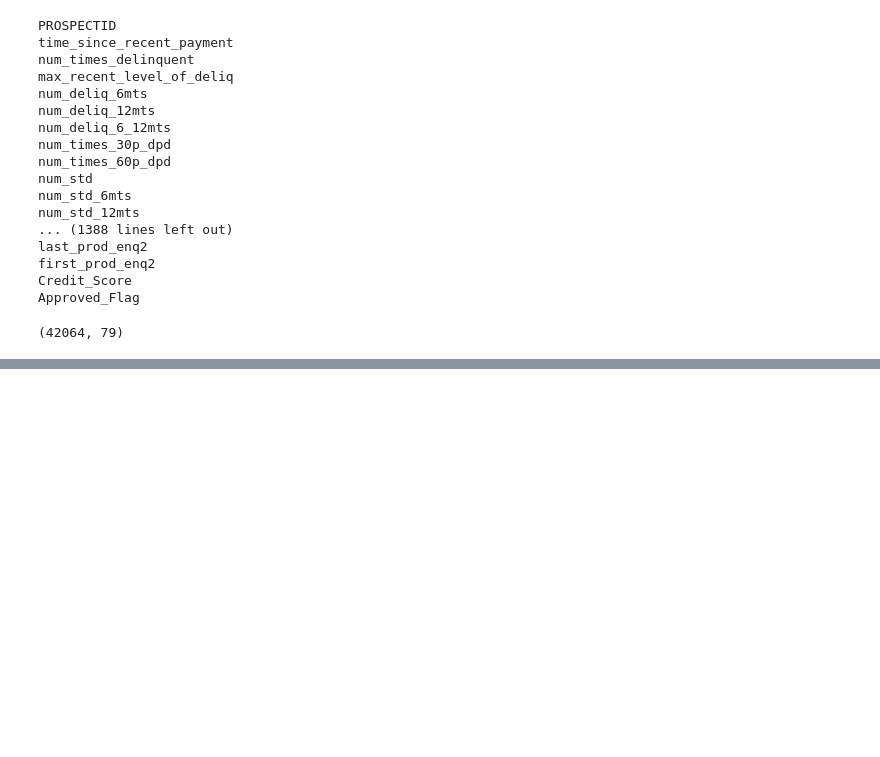
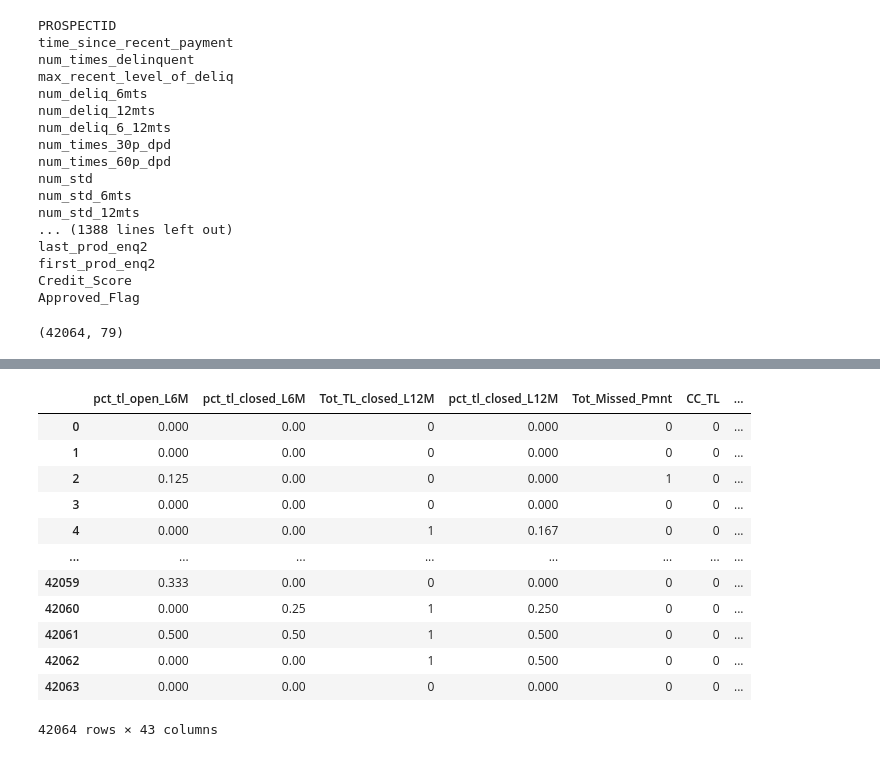
Before and after one commit to 92fayyaz/credit-risk-modeling, a Jupyter notebook: notebook/data_cleaning.ipynb, the cells around one changed output, grey strips where cells are left out. Saved outputs shown, nothing was run; the diff lists cells and outputs as text; code cells hidden in the pictures; blank space fills up the shorter version.

Commit message:
feature selection

```diff
--- a/notebook/data_cleaning.ipynb
+++ b/notebook/data_cleaning.ipynb
@@ -293,0 +377,13 @@ mergedata.shape
+# %%
+for i in range (0,total_columns):
+
+    vif_value = variance_inflation_factor(vif_data, column_index)
+    print (column_index,'---',vif_value)
+
+
+    if vif_value <= 6:
+        columns_to_be_kept.append( numeric_columns[i] )
+        column_index = column_index+1
+
+    else:
+        vif_data = vif_data.drop([ numeric_columns[i] ] , axis=1)
@@ -293,0 +440,21 @@ mergedata.shape
+# %%
+# check Anova for columns_to_be_kept
+
+from scipy.stats import f_oneway
+
+columns_to_be_kept_numerical = []
+
+for i in columns_to_be_kept:
+    a = list(mergedata[i])
+    b = list(mergedata['Approved_Flag'])
+
+    group_P1 = [value for value, group in zip(a, b) if group == 'P1']
+    group_P2 = [value for value, group in zip(a, b) if group == 'P2']
+    group_P3 = [value for value, group in zip(a, b) if group == 'P3']
+    group_P4 = [value for value, group in zip(a, b) if group == 'P4']
+
+
+    f_statistic, p_value = f_oneway(group_P1, group_P2, group_P3, group_P4)
+
+    if p_value <= 0.05:
+        columns_to_be_kept_numerical.append(i)
@@ -293,0 +481,25 @@ mergedata.shape
+# %%
+# feature selection is done for cat and num features
+
+
+
+
+# listing all the final features
+features = columns_to_be_kept_numerical + ['MARITALSTATUS', 'EDUCATION', 'GENDER', 'last_prod_enq2', 'first_prod_enq2']
+f_eng = mergedata[features + ['Approved_Flag']]
+# %%
+f_eng
+# %% [output]
+|  | pct_tl_open_L6M | pct_tl_closed_L6M | Tot_TL_closed_L12M | pct_tl_closed_L12M | Tot_Missed_Pmnt | CC_TL | ... |
+| 0 | 0.000 | 0.00 | 0 | 0.000 | 0 | 0 | ... |
+| 1 | 0.000 | 0.00 | 0 | 0.000 | 0 | 0 | ... |
+| 2 | 0.125 | 0.00 | 0 | 0.000 | 1 | 0 | ... |
+| 3 | 0.000 | 0.00 | 0 | 0.000 | 0 | 0 | ... |
+| 4 | 0.000 | 0.00 | 1 | 0.167 | 0 | 0 | ... |
+| ... | ... | ... | ... | ... | ... | ... | ... |
+| 42059 | 0.333 | 0.00 | 0 | 0.000 | 0 | 0 | ... |
+| 42060 | 0.000 | 0.25 | 1 | 0.250 | 0 | 0 | ... |
+| 42061 | 0.500 | 0.50 | 1 | 0.500 | 0 | 0 | ... |
+| 42062 | 0.000 | 0.00 | 1 | 0.500 | 0 | 0 | ... |
+| 42063 | 0.000 | 0.00 | 0 | 0.000 | 0 | 0 | ... |
+42064 rows × 43 columns
```
Also changed, not shown: parts of 14 cells of this notebook.
